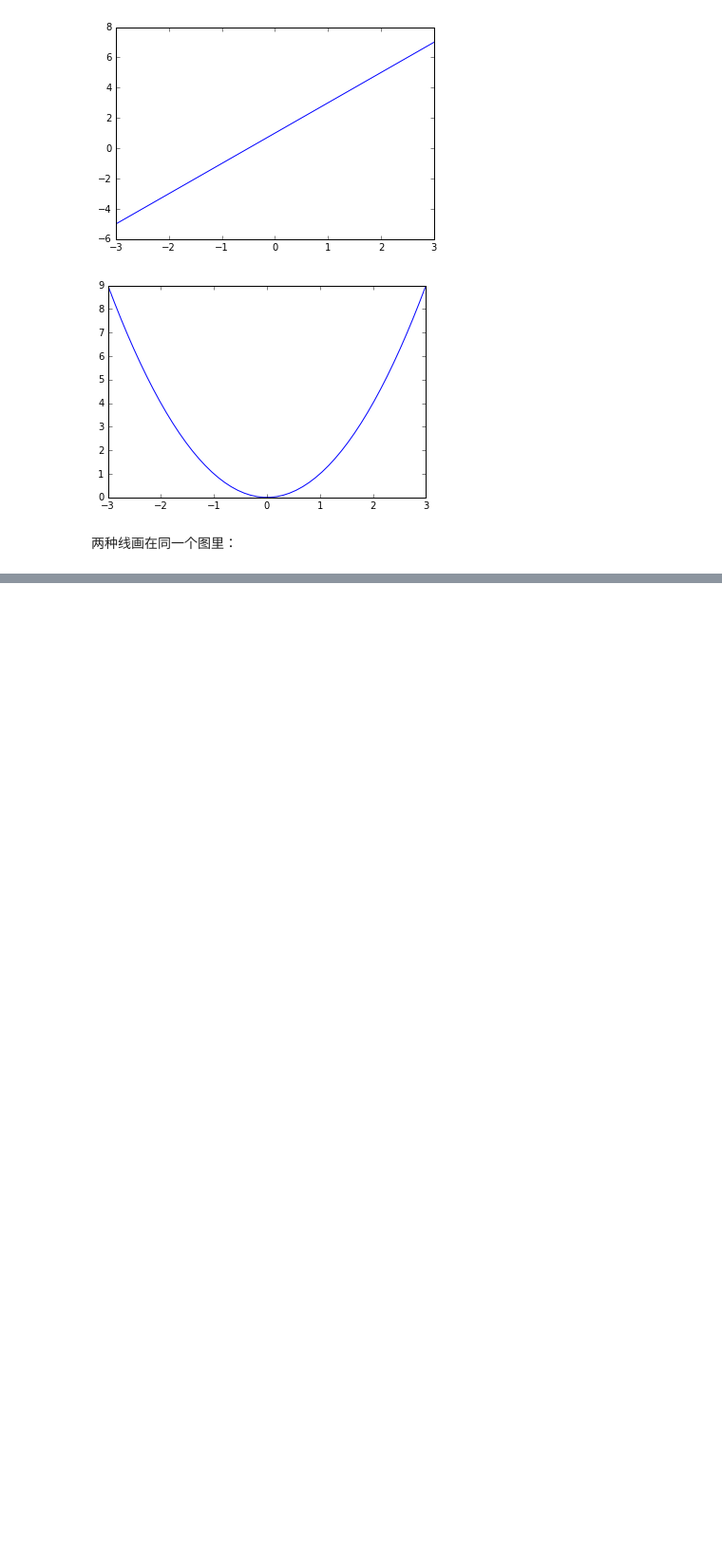
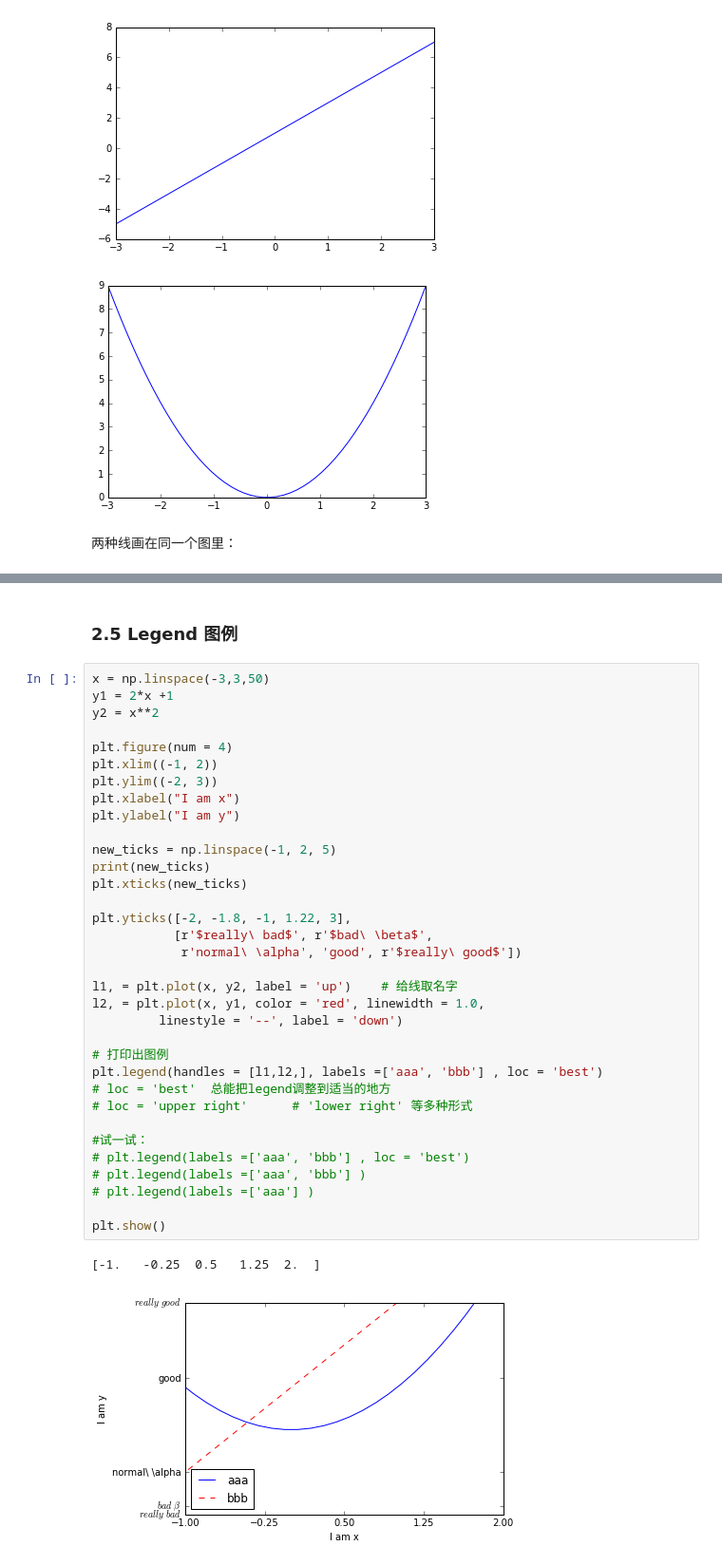
Before and after one commit to ugoood/BigMass, a Jupyter notebook: Numpy_Study/Matplotlib_Python_xiang's_Learning_Files/Matplotlib_python_figure.ipynb, the cells around one changed output, grey strips where cells are left out. Shown at 95% size. Drawn from its saved outputs; the diff is of its cells as text; blank space fills up the shorter version.

```diff
--- a/Numpy_Study/Matplotlib_Python_xiang's_Learning_Files/Matplotlib_python_figure.ipynb
+++ b/Numpy_Study/Matplotlib_Python_xiang's_Learning_Files/Matplotlib_python_figure.ipynb
@@ -103,0 +178,39 @@ plt.show()
+# %% [markdown]
+### 2.5 Legend 图例
+# %%
+x = np.linspace(-3,3,50)
+y1 = 2*x +1
+y2 = x**2
+
+plt.figure(num = 4)
+plt.xlim((-1, 2))
+plt.ylim((-2, 3))
+plt.xlabel("I am x")
+plt.ylabel("I am y")
+
+new_ticks = np.linspace(-1, 2, 5)
+print(new_ticks)
+plt.xticks(new_ticks)
+
+plt.yticks([-2, -1.8, -1, 1.22, 3],
+           [r'$really\ bad$', r'$bad\ \beta$',
+            r'normal\ \alpha', 'good', r'$really\ good$'])
+
+l1, = plt.plot(x, y2, label = 'up')    # 给线取名字
+l2, = plt.plot(x, y1, color = 'red', linewidth = 1.0,
+         linestyle = '--', label = 'down')
+
+# 打印出图例
+plt.legend(handles = [l1,l2,], labels =['aaa', 'bbb'] , loc = 'best')
+# loc = 'best'  总能把legend调整到适当的地方
+# loc = 'upper right'      # 'lower right' 等多种形式
+
+#试一试：
+# plt.legend(labels =['aaa', 'bbb'] , loc = 'best')
+# plt.legend(labels =['aaa', 'bbb'] )
+# plt.legend(labels =['aaa'] )
+
+plt.show()
+# %% [output]
+[-1.   -0.25  0.5   1.25  2.  ]
+[figure, added]
```
Also changed, not shown: parts of 36 cells of this notebook.
